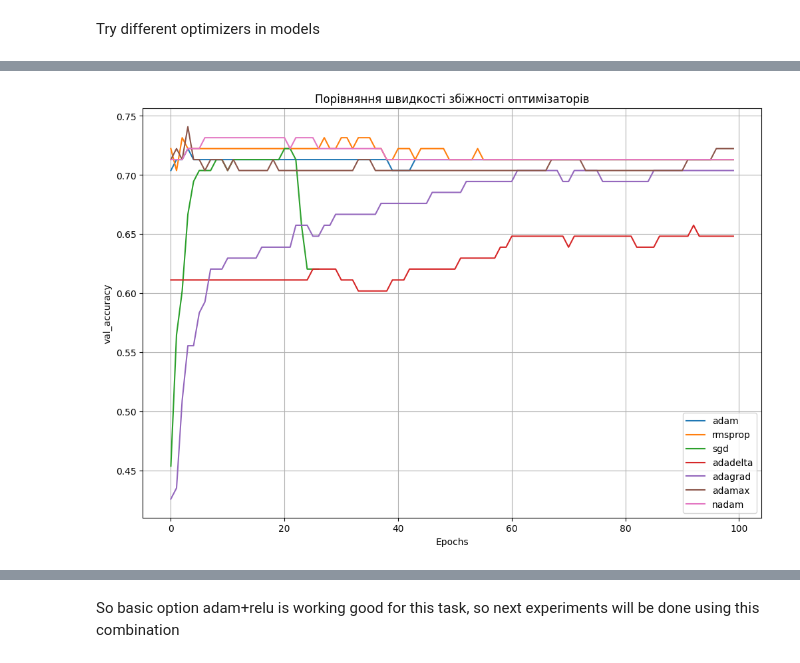
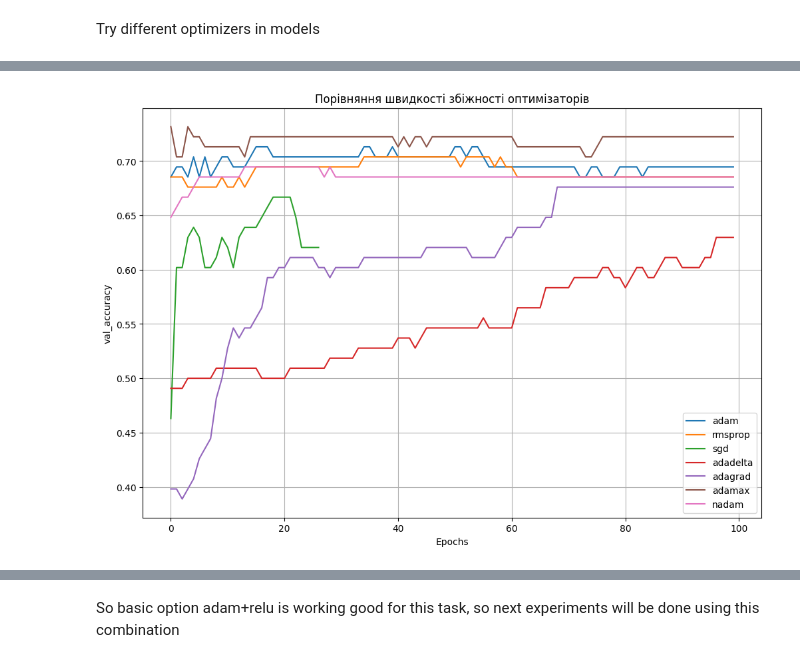
Before and after one commit to Ssomkk/DL-Labs, a Jupyter notebook: lab1/Lab1.2.ipynb, the cells around one changed output, grey strips where cells are left out. Drawn from its saved outputs; the diff is of its cells as text; code cells hidden in the pictures.

Commit message:
fix(lab1): add graphs, change functions

```diff
--- a/lab1/Lab1.2.ipynb
+++ b/lab1/Lab1.2.ipynb
@@ -110,6 +110,6 @@ X_train, X_test, y_train, y_test = train_test_split(
 # %%
 X_test, X_val, y_test, y_val = train_test_split(
-  X_test,y_test, random_state=42, test_size=0.33, shuffle=True)
+  X_test,y_test, random_state=42, test_size=0.33, shuffle=True, stratify=y_test)
 # %% [markdown]
 Do data scaling for better results
 # %%
@@ -155,7 +156,8 @@ array([[ 0.7339496 , -0.73394954],
 # %% [markdown]
 Create model
 # %%
-def build_model(train, activator='relu', optimizer='adam', layers=3, neurons=250):
+def build_model(train, activator='relu', optimizer='adam', layers=2, neurons=64, loss='binary_crossentropy', metrics=['accuracy']):
+
   model = Sequential()
   n_cols = train.shape[1]
 
@@ -166,12 +168,9 @@ def build_model(train, activator='relu', optimizer='adam', layers=3, neurons=250
       model.add(Dense(neurons, activation=activator))
   model.add(Dense(2, activation='softmax'))
 
-  model.compile(optimizer=optimizer, loss='binary_crossentropy', metrics=['accuracy'])
+  model.compile(optimizer=optimizer, loss=loss, metrics=metrics)
   return model
 # %%
-from sklearn.metrics import average_precision_score, f1_score
-
-
 def get_metrics(test_y, y_pred):
     # Convert one-hot encoded true values to class labels
     y_true = np.argmax(test_y, axis=1)
@@ -184,10 +183,10 @@ def get_metrics(test_y, y_pred):
     y_pred_proba_positive = y_pred[:, 1]
 
     metrics = [
-        accuracy_score(y_true, y_pred_labels),
-        precision_score(y_true, y_pred_labels, average='binary'),  # for binary
-        recall_score(y_true, y_pred_labels, average='binary'),  # for binary
-        f1_score(y_true, y_pred_labels, average='binary'),  # for binary
+        round(accuracy_score(y_true, y_pred_labels), 3),
+        round(precision_score(y_true, y_pred_labels, average='binary'), 3),  # for binary
+        round(recall_score(y_true, y_pred_labels, average='binary'), 3),  # for binary
+        round(f1_score(y_true, y_pred_labels, average='binary'), 3),  # for binary
     ]
 
     return metrics
@@ -210,7 +209,7 @@ for opt in optimizers:
     metr = []
     for act in activators:
 
-        model = build_model(X_train, optimizer=opt, activator=act)
+        model = build_model(X_train, optimizer=opt, activator=act, layers=3, neurons=128)
         models.append(model)
 
         early_stopping_monitor = EarlyStopping(patience=3)
@@ -318,27 +317,28 @@ for opt in optimizers:
 # %%
+plt.style.use('default')
 plt.figure(figsize=(12, 8))
 
 # Store validation loss curves and create final loss matrix
 val_acc = []
 final_loss_matrix = np.zeros((len(optimizers), len(activators)))
 
 for opt_idx, (opt, history) in enumerate(zip(optimizers, histories)):
     plt.plot(history[0]['val_accuracy'], label=opt)
 
     for act_idx in range(len(activators)):
         loss_curve = history[act_idx]['val_accuracy']
         val_acc.append(loss_curve)
         # Store final loss value
         final_loss_matrix[opt_idx, act_idx] = loss_curve[-1]
 
 plt.title('Порівняння швидкості збіжності оптимізаторів')
 plt.xlabel('Epochs')
 plt.ylabel('val_accuracy')
 plt.legend()
 plt.grid(True)
 plt.show()
 # %% [output]
-[figure, old version]
+[figure, new version]
 # %%
 plt.figure(figsize=(12, 8))
 
```
Also changed, not shown: parts of 15 cells of this notebook, 2 other files.
